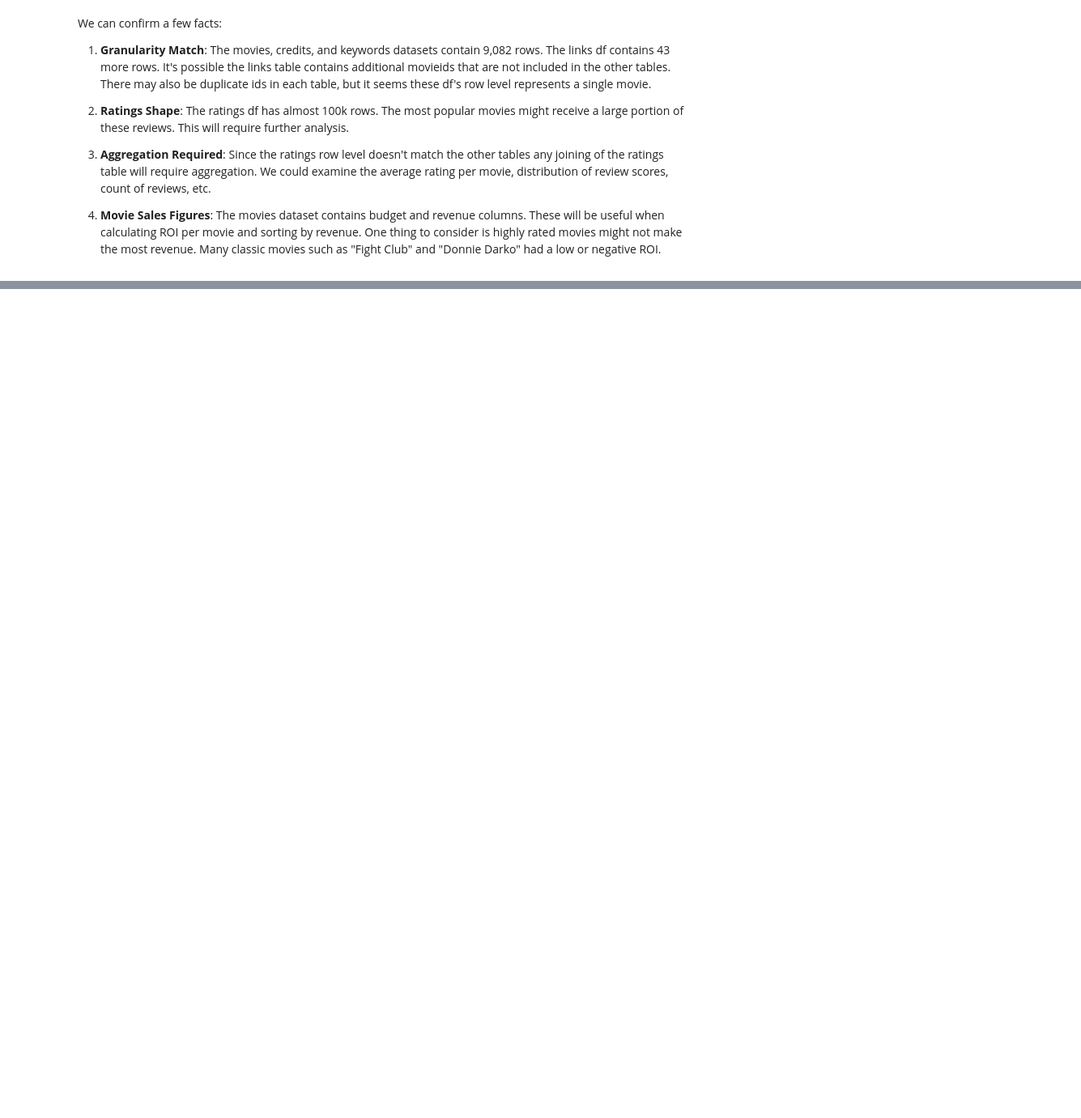
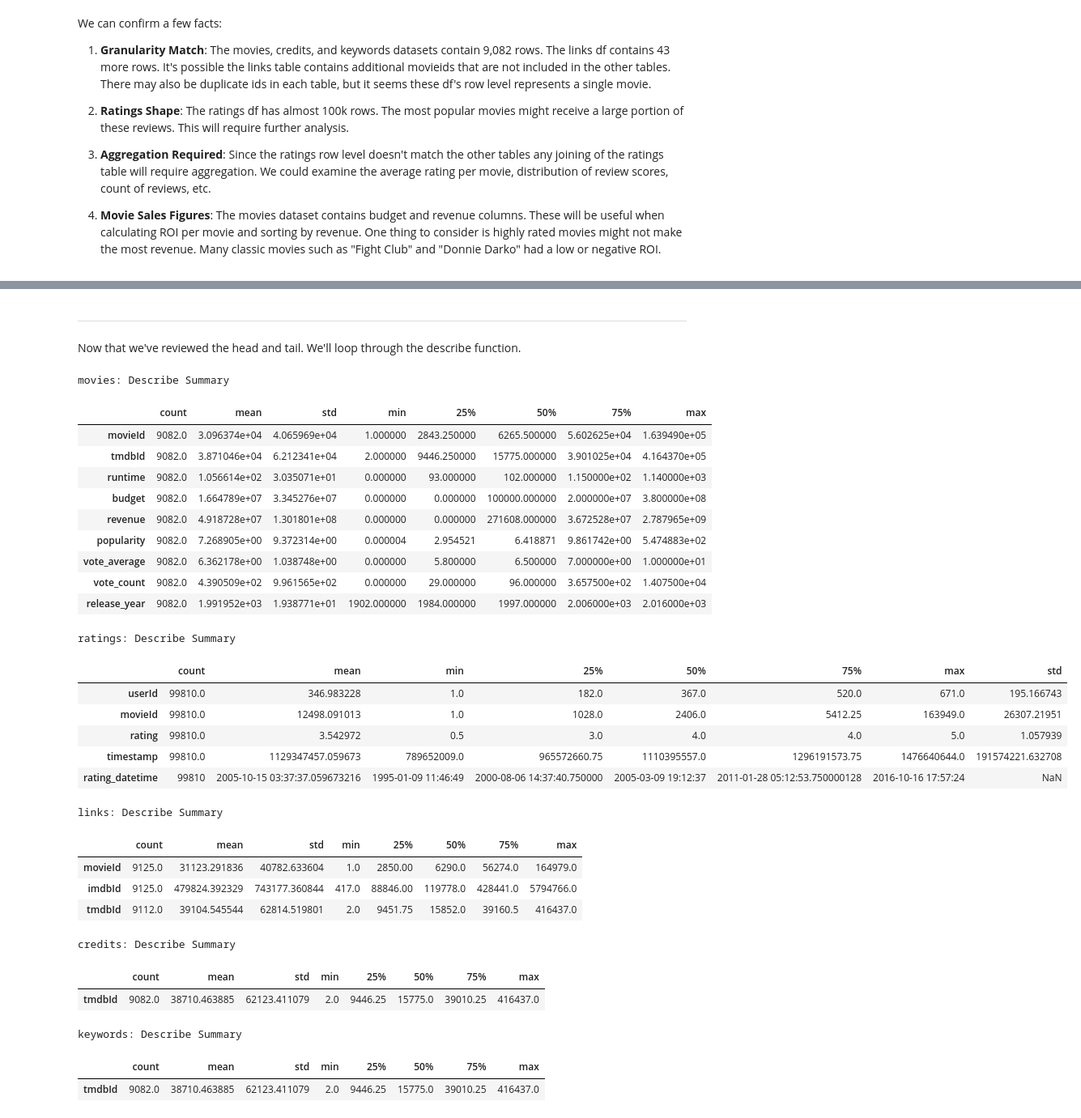
Before and after one commit to MFUTSA/Project-Option-1-Matt-Flores, a Jupyter notebook: notebooks/Milestone_1.ipynb, the cells around one changed output, grey strips where cells are left out. Shown at 81% size. Saved outputs shown, nothing was run; the diff lists cells and outputs as text; code cells hidden in the pictures; blank space fills up the shorter version.

```diff
--- a/notebooks/Milestone_1.ipynb
+++ b/notebooks/Milestone_1.ipynb
@@ -217,0 +212,41 @@ The head and tail output resulted in some key findings:
+# %% [markdown]
+---
+
+Now that we've reviewed the head and tail. We'll loop through the describe function.
+# %%
+# For every name in tables dictionary print a title and the describe results
+for name, df in tables.items():
+    print((f'{name}: Describe Summary'))
+    display(df.describe().T)
+
+#movies.sort_values(by= 'runtime', ascending= False)
+# %% [output]
+movies: Describe Summary
+|  | count | mean | std | min | 25% | 50% | 75% | max |
+| movieId | 9082.0 | 3.096374e+04 | 4.065969e+04 | 1.000000 | 2843.250000 | 6265.500000 | 5.602625e+04 | 1.639490e+05 |
+| tmdbId | 9082.0 | 3.871046e+04 | 6.212341e+04 | 2.000000 | 9446.250000 | 15775.000000 | 3.901025e+04 | 4.164370e+05 |
+| runtime | 9082.0 | 1.056614e+02 | 3.035071e+01 | 0.000000 | 93.000000 | 102.000000 | 1.150000e+02 | 1.140000e+03 |
+| budget | 9082.0 | 1.664789e+07 | 3.345276e+07 | 0.000000 | 0.000000 | 100000.000000 | 2.000000e+07 | 3.800000e+08 |
+| revenue | 9082.0 | 4.918728e+07 | 1.301801e+08 | 0.000000 | 0.000000 | 271608.000000 | 3.672528e+07 | 2.787965e+09 |
+| popularity | 9082.0 | 7.268905e+00 | 9.372314e+00 | 0.000004 | 2.954521 | 6.418871 | 9.861742e+00 | 5.474883e+02 |
+| vote_average | 9082.0 | 6.362178e+00 | 1.038748e+00 | 0.000000 | 5.800000 | 6.500000 | 7.000000e+00 | 1.000000e+01 |
+| vote_count | 9082.0 | 4.390509e+02 | 9.961565e+02 | 0.000000 | 29.000000 | 96.000000 | 3.657500e+02 | 1.407500e+04 |
+| release_year | 9082.0 | 1.991952e+03 | 1.938771e+01 | 1902.000000 | 1984.000000 | 1997.000000 | 2.006000e+03 | 2.016000e+03 |
+ratings: Describe Summary
+|  | count | mean | min | 25% | 50% | 75% | max | std |
+| userId | 99810.0 | 346.983228 | 1.0 | 182.0 | 367.0 | 520.0 | 671.0 | 195.166743 |
+| movieId | 99810.0 | 12498.091013 | 1.0 | 1028.0 | 2406.0 | 5412.25 | 163949.0 | 26307.21951 |
+| rating | 99810.0 | 3.542972 | 0.5 | 3.0 | 4.0 | 4.0 | 5.0 | 1.057939 |
+| timestamp | 99810.0 | 1129347457.059673 | 789652009.0 | 965572660.75 | 1110395557.0 | 1296191573.75 | 1476640644.0 | 191574221.632708 |
+| rating_datetime | 99810 | 2005-10-15 03:37:37.059673216 | 1995-01-09 11:46:49 | 2000-08-06 14:37:40.750000 | 2005-03-09 19:12:37 | 2011-01-28 05:12:53.750000128 | 2016-10-16 17:57:24 | NaN |
+links: Describe Summary
+|  | count | mean | std | min | 25% | 50% | 75% | max |
+| movieId | 9125.0 | 31123.291836 | 40782.633604 | 1.0 | 2850.00 | 6290.0 | 56274.0 | 164979.0 |
+| imdbId | 9125.0 | 479824.392329 | 743177.360844 | 417.0 | 88846.00 | 119778.0 | 428441.0 | 5794766.0 |
+| tmdbId | 9112.0 | 39104.545544 | 62814.519801 | 2.0 | 9451.75 | 15852.0 | 39160.5 | 416437.0 |
+credits: Describe Summary
+|  | count | mean | std | min | 25% | 50% | 75% | max |
+| tmdbId | 9082.0 | 38710.463885 | 62123.411079 | 2.0 | 9446.25 | 15775.0 | 39010.25 | 416437.0 |
+keywords: Describe Summary
+|  | count | mean | std | min | 25% | 50% | 75% | max |
+| tmdbId | 9082.0 | 38710.463885 | 62123.411079 | 2.0 | 9446.25 | 15775.0 | 39010.25 | 416437.0 |
```
Also changed, not shown: parts of 36 cells of this notebook, 1 other file.
